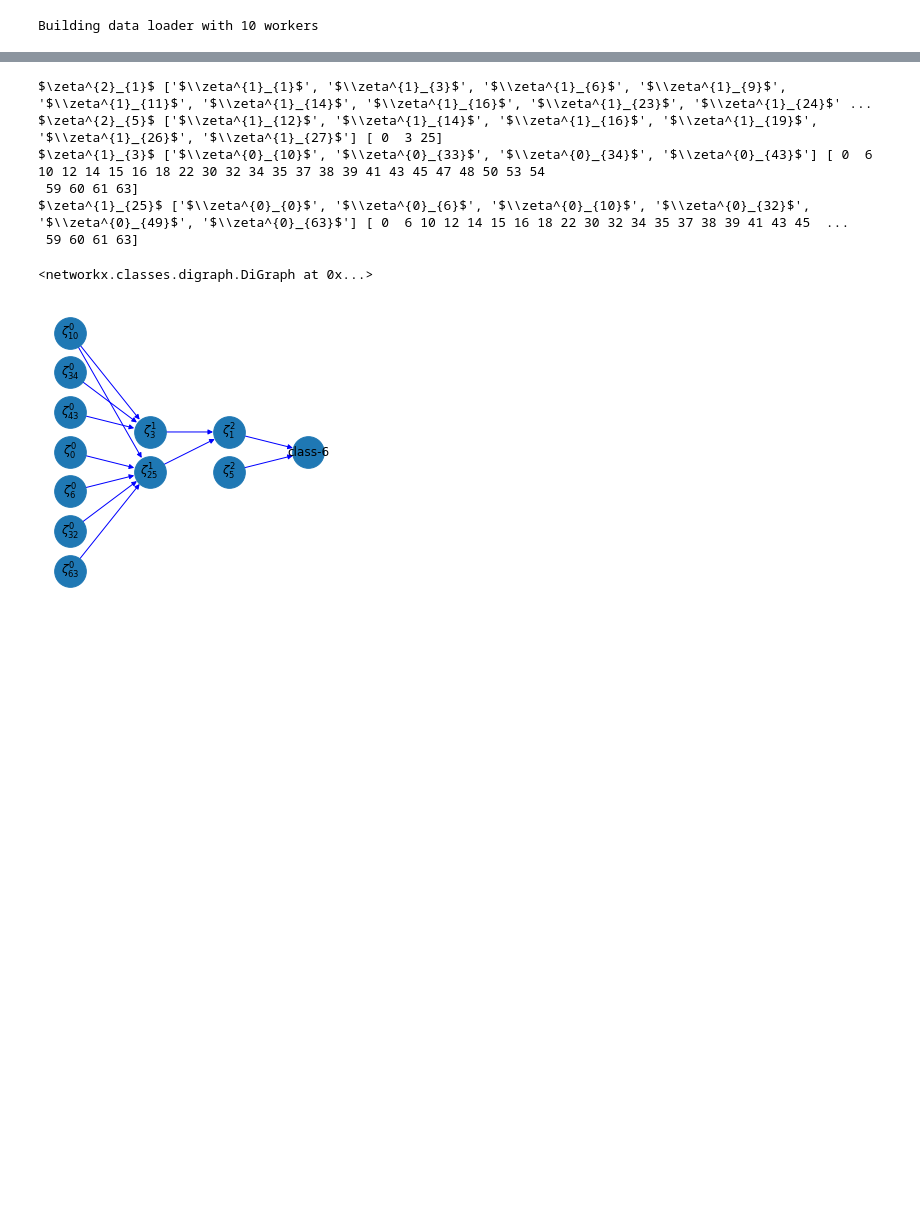
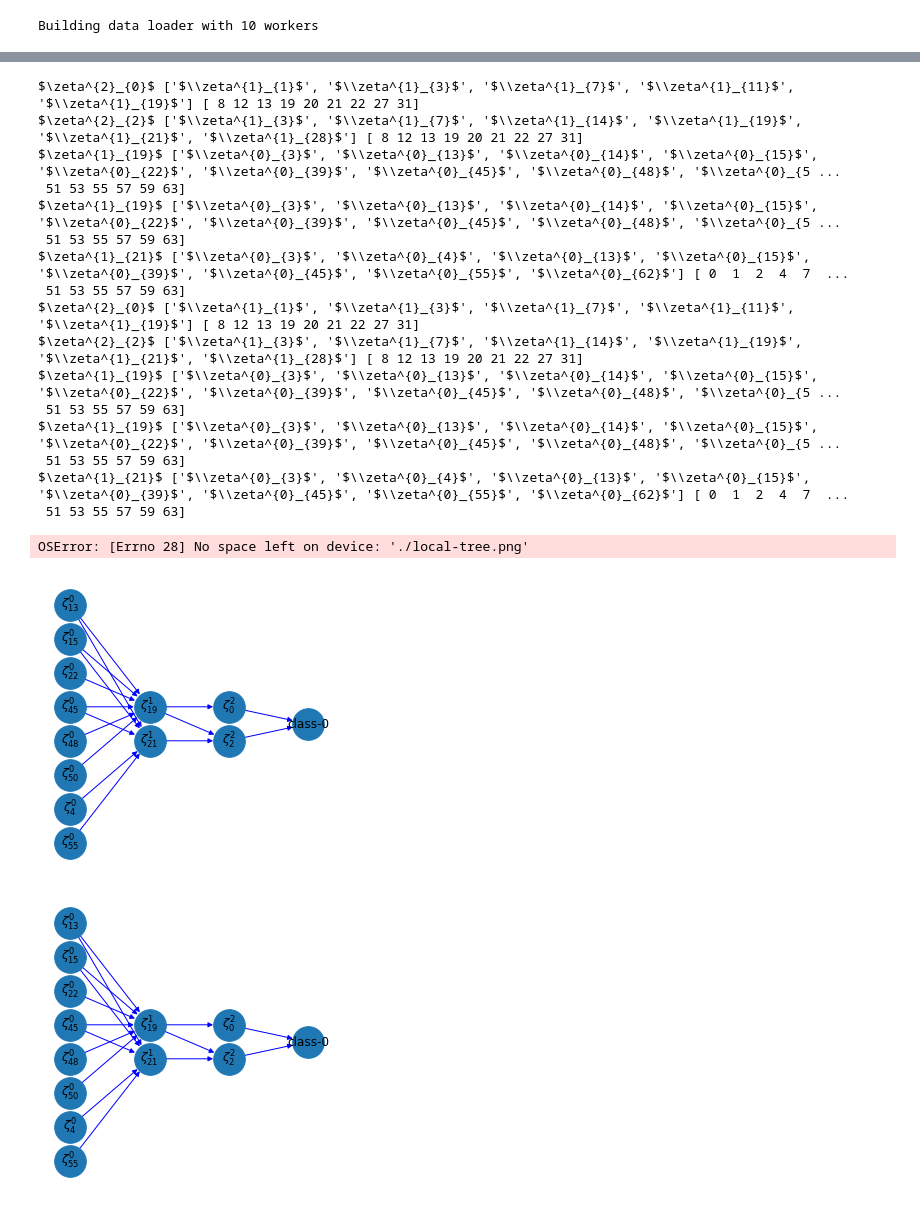
Before and after one commit to koriavinash1/HyperbolicReasoning, a Jupyter notebook: playground/inferenceMNIST.ipynb, the cells around one changed output, grey strips where cells are left out. Drawn from its saved outputs; the diff is of its cells as text; code cells hidden in the pictures; blank space fills up the shorter version.

```diff
--- a/playground/inferenceMNIST.ipynb
+++ b/playground/inferenceMNIST.ipynb
@@ -31,6 +32,6 @@ INFO: Using numpy backend
 # %%
 # load exp config
-model_path = '/vol/biomedic2/agk21/PhDLogs/codes/SYB3/LOGS/MNISTL1/models/best.pth'
+model_path = '/vol/biomedic2/agk21/PhDLogs/codes/SYB3/LOGS/MNIST/models/best.pth'
 
 #data-folder-path
 folder_path = '/vol/biomedic2/agk21/PhDLogs/datasets/MNIST'
@@ -141,3 +132,4 @@ tensor([[0., 0., 0.,  ..., 1., 0., 0.],
 # %%
-inferer.get_class_tree(6)
+for ci in range(num_classes):
+    inferer.get_class_tree(ci,f'/vol/biomedic3/agk21/MNISTLOGS/class-{ci}')
 # %% [output]
@@ -146,16 +146,29 @@ inferer.get_class_tree(6)
 # %%
-x,y = get_sample_data(num_classes)
+for ci in range(num_classes):
 
-class_idx = 6
-x = x[class_idx].unsqueeze(0)
+    for i in range(10):
+        x,y = get_sample_data(num_classes)
+        x = x[ci].unsqueeze(0)
 
-inferer.get_local_tree(class_idx, x)
+        inferer.get_local_tree(ci, x, f'/vol/biomedic3/agk21/MNISTLOGS/class-{ci}/img{i}')
+        inferer.query(ci, visual = x, local=True, overlay=True, save_path=f'/vol/biomedic3/agk21/MNISTLOGS/class-{ci}/img{i}')
 # %% [output]
-$\zeta^{2}_{1}$ ['$\\zeta^{1}_{1}$', '$\\zeta^{1}_{3}$', '$\\zeta^{1}_{6}$', '$\\zeta^{1}_{9}$', '$\\zeta^{1}_{11}$', '$\\zeta^{1}_{14}$', '$\\zeta^{1}_{16}$', '$\\zeta^{1}_{23}$', '$\\zeta^{1}_{24}$' ...
-$\zeta^{2}_{5}$ ['$\\zeta^{1}_{12}$', '$\\zeta^{1}_{14}$', '$\\zeta^{1}_{16}$', '$\\zeta^{1}_{19}$', '$\\zeta^{1}_{26}$', '$\\zeta^{1}_{27}$'] [ 0  3 25]
-$\zeta^{1}_{3}$ ['$\\zeta^{0}_{10}$', '$\\zeta^{0}_{33}$', '$\\zeta^{0}_{34}$', '$\\zeta^{0}_{43}$'] [ 0  6 10 12 14 15 16 18 22 30 32 34 35 37 38 39 41 43 45 47 48 50 53 54
- 59 60 61 63]
-$\zeta^{1}_{25}$ ['$\\zeta^{0}_{0}$', '$\\zeta^{0}_{6}$', '$\\zeta^{0}_{10}$', '$\\zeta^{0}_{32}$', '$\\zeta^{0}_{49}$', '$\\zeta^{0}_{63}$'] [ 0  6 10 12 14 15 16 18 22 30 32 34 35 37 38 39 41 43 45  ...
- 59 60 61 63]
+$\zeta^{2}_{0}$ ['$\\zeta^{1}_{1}$', '$\\zeta^{1}_{3}$', '$\\zeta^{1}_{7}$', '$\\zeta^{1}_{11}$', '$\\zeta^{1}_{19}$'] [ 8 12 13 19 20 21 22 27 31]
+$\zeta^{2}_{2}$ ['$\\zeta^{1}_{3}$', '$\\zeta^{1}_{7}$', '$\\zeta^{1}_{14}$', '$\\zeta^{1}_{19}$', '$\\zeta^{1}_{21}$', '$\\zeta^{1}_{28}$'] [ 8 12 13 19 20 21 22 27 31]
+$\zeta^{1}_{19}$ ['$\\zeta^{0}_{3}$', '$\\zeta^{0}_{13}$', '$\\zeta^{0}_{14}$', '$\\zeta^{0}_{15}$', '$\\zeta^{0}_{22}$', '$\\zeta^{0}_{39}$', '$\\zeta^{0}_{45}$', '$\\zeta^{0}_{48}$', '$\\zeta^{0}_{5 ...
+ 51 53 55 57 59 63]
+$\zeta^{1}_{19}$ ['$\\zeta^{0}_{3}$', '$\\zeta^{0}_{13}$', '$\\zeta^{0}_{14}$', '$\\zeta^{0}_{15}$', '$\\zeta^{0}_{22}$', '$\\zeta^{0}_{39}$', '$\\zeta^{0}_{45}$', '$\\zeta^{0}_{48}$', '$\\zeta^{0}_{5 ...
+ 51 53 55 57 59 63]
+$\zeta^{1}_{21}$ ['$\\zeta^{0}_{3}$', '$\\zeta^{0}_{4}$', '$\\zeta^{0}_{13}$', '$\\zeta^{0}_{15}$', '$\\zeta^{0}_{39}$', '$\\zeta^{0}_{45}$', '$\\zeta^{0}_{55}$', '$\\zeta^{0}_{62}$'] [ 0  1  2  4  7  ...
+ 51 53 55 57 59 63]
+$\zeta^{2}_{0}$ ['$\\zeta^{1}_{1}$', '$\\zeta^{1}_{3}$', '$\\zeta^{1}_{7}$', '$\\zeta^{1}_{11}$', '$\\zeta^{1}_{19}$'] [ 8 12 13 19 20 21 22 27 31]
+$\zeta^{2}_{2}$ ['$\\zeta^{1}_{3}$', '$\\zeta^{1}_{7}$', '$\\zeta^{1}_{14}$', '$\\zeta^{1}_{19}$', '$\\zeta^{1}_{21}$', '$\\zeta^{1}_{28}$'] [ 8 12 13 19 20 21 22 27 31]
+$\zeta^{1}_{19}$ ['$\\zeta^{0}_{3}$', '$\\zeta^{0}_{13}$', '$\\zeta^{0}_{14}$', '$\\zeta^{0}_{15}$', '$\\zeta^{0}_{22}$', '$\\zeta^{0}_{39}$', '$\\zeta^{0}_{45}$', '$\\zeta^{0}_{48}$', '$\\zeta^{0}_{5 ...
+ 51 53 55 57 59 63]
+$\zeta^{1}_{19}$ ['$\\zeta^{0}_{3}$', '$\\zeta^{0}_{13}$', '$\\zeta^{0}_{14}$', '$\\zeta^{0}_{15}$', '$\\zeta^{0}_{22}$', '$\\zeta^{0}_{39}$', '$\\zeta^{0}_{45}$', '$\\zeta^{0}_{48}$', '$\\zeta^{0}_{5 ...
+ 51 53 55 57 59 63]
+$\zeta^{1}_{21}$ ['$\\zeta^{0}_{3}$', '$\\zeta^{0}_{4}$', '$\\zeta^{0}_{13}$', '$\\zeta^{0}_{15}$', '$\\zeta^{0}_{39}$', '$\\zeta^{0}_{45}$', '$\\zeta^{0}_{55}$', '$\\zeta^{0}_{62}$'] [ 0  1  2  4  7  ...
+ 51 53 55 57 59 63]
-<networkx.classes.digraph.DiGraph at 0x...>
+OSError: [Errno 28] No space left on device: './local-tree.png'
-[figure, old version]
+[figure, new version]
+[figure, added]
```
Also changed, not shown: parts of 6 cells of this notebook, 7 other files.
